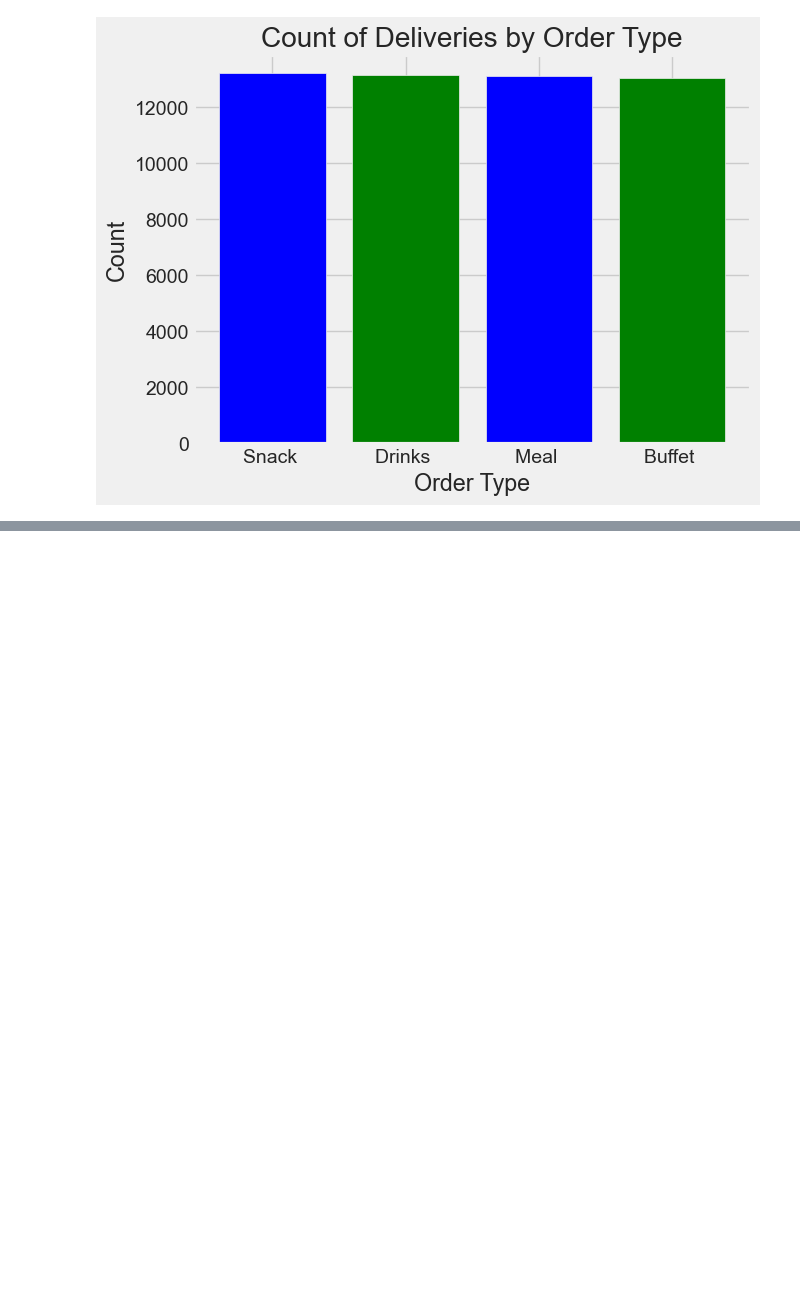
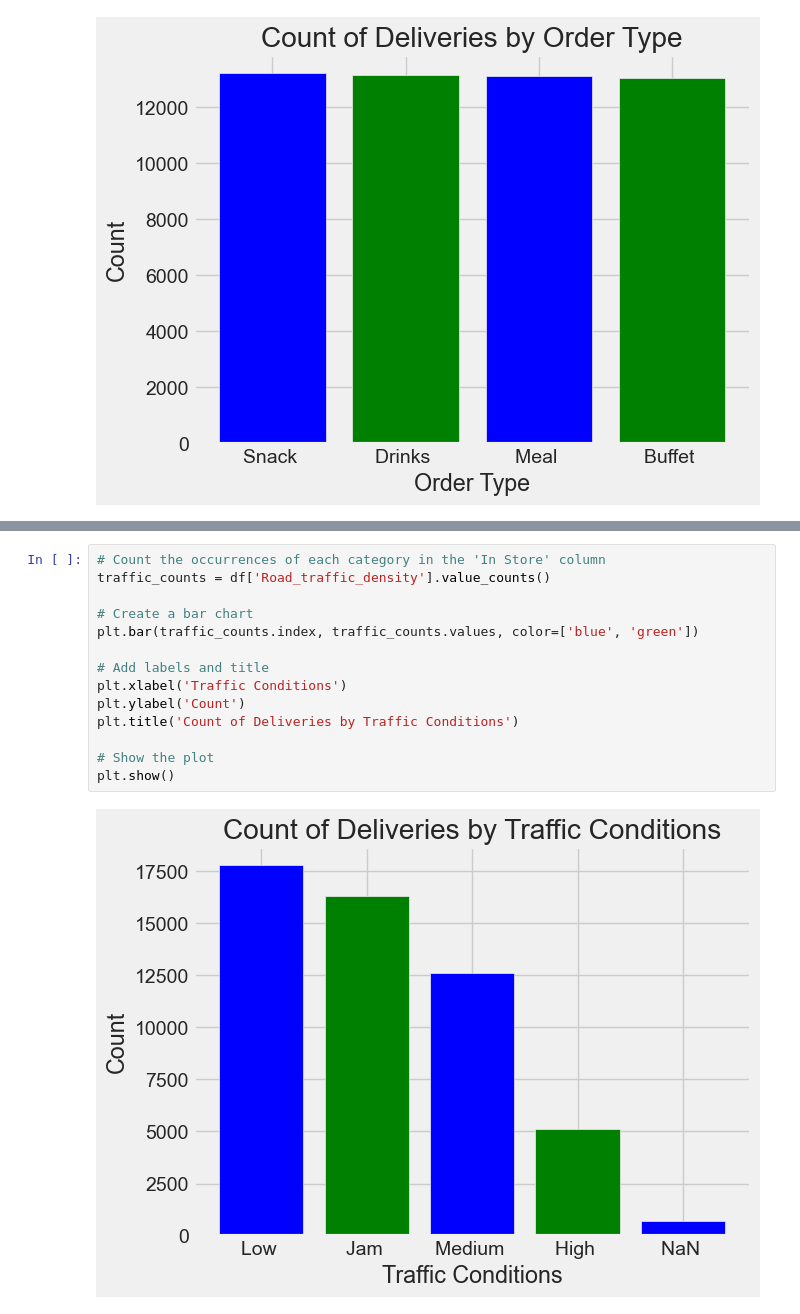
Before and after one commit to Spikes666/Data-Dive-5, a Jupyter notebook: main.ipynb, the cells around one changed output, grey strips where cells are left out. Saved outputs shown, nothing was run; the diff lists cells and outputs as text; blank space fills up the shorter version.

```diff
--- a/main.ipynb
+++ b/main.ipynb
@@ -256,0 +302,16 @@ plt.show()
+# %%
+# Count the occurrences of each category in the 'In Store' column
+traffic_counts = df['Road_traffic_density'].value_counts()
+
+# Create a bar chart
+plt.bar(traffic_counts.index, traffic_counts.values, color=['blue', 'green'])
+
+# Add labels and title
+plt.xlabel('Traffic Conditions')
+plt.ylabel('Count')
+plt.title('Count of Deliveries by Traffic Conditions')
+
+# Show the plot
+plt.show()
+# %% [output]
+[figure, added]
```
Also changed, not shown: parts of 4 cells of this notebook.
